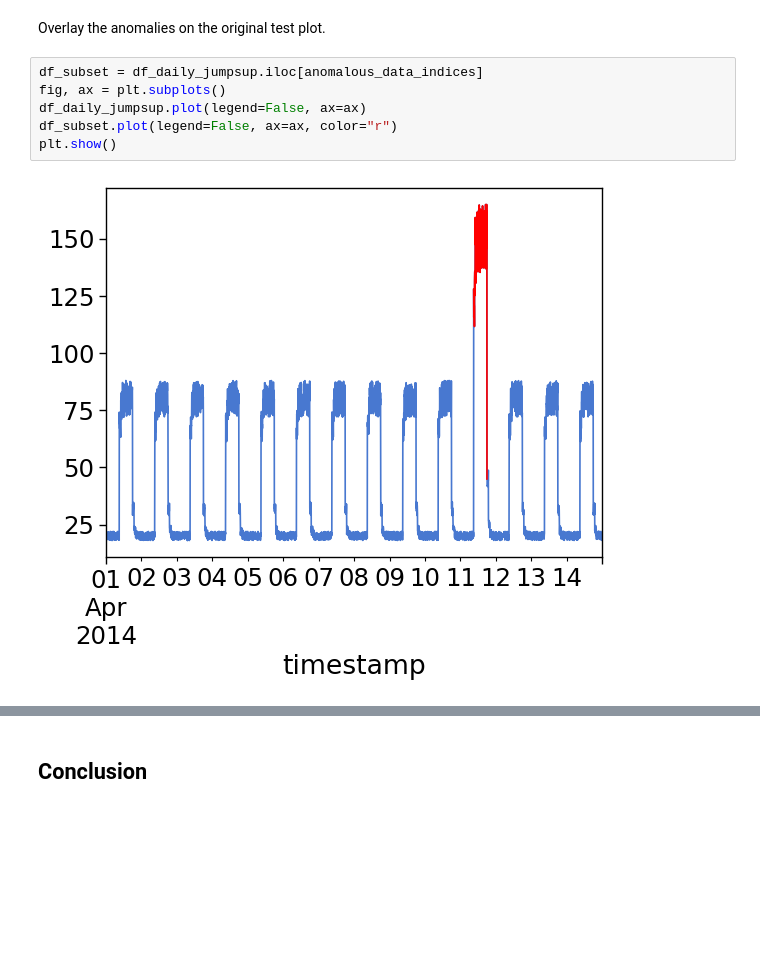
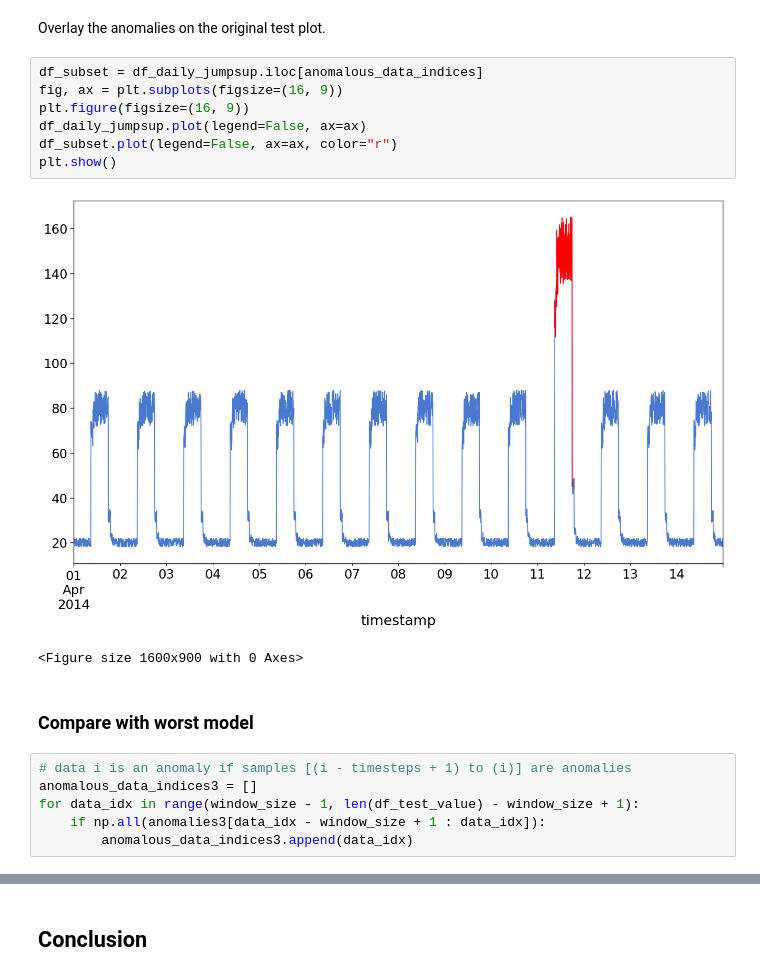
Before and after one commit to fabiofabrizi/ML-and-Stats-Portfolio, a Jupyter notebook: project/Keras Project.ipynb, the cells around one changed output, grey strips where cells are left out. Drawn from its saved outputs; the diff is of its cells as text; blank space fills up the shorter version.

Commit message:
Plotted worst anomaly and finished conclusion

```diff
--- a/project/Keras Project.ipynb
+++ b/project/Keras Project.ipynb
@@ -1288,9 +1366,19 @@ for data_idx in range(window_size - 1, len(df_test_value) - window_size + 1):
 Overlay the anomalies on the original test plot.
 # %%
 df_subset = df_daily_jumpsup.iloc[anomalous_data_indices]
-fig, ax = plt.subplots()
+fig, ax = plt.subplots(figsize=(16, 9))
+plt.figure(figsize=(16, 9))
 df_daily_jumpsup.plot(legend=False, ax=ax)
 df_subset.plot(legend=False, ax=ax, color="r")
 plt.show()
 # %% [output]
-[figure, old version]
+[figure, new version]
+<Figure size 1600x900 with 0 Axes>
+# %% [markdown]
+### Compare with worst model
+# %%
+# data i is an anomaly if samples [(i - timesteps + 1) to (i)] are anomalies
+anomalous_data_indices3 = []
+for data_idx in range(window_size - 1, len(df_test_value) - window_size + 1):
+    if np.all(anomalies3[data_idx - window_size + 1 : data_idx]):
+        anomalous_data_indices3.append(data_idx)
```
Also changed, not shown: parts of 38 cells of this notebook.
